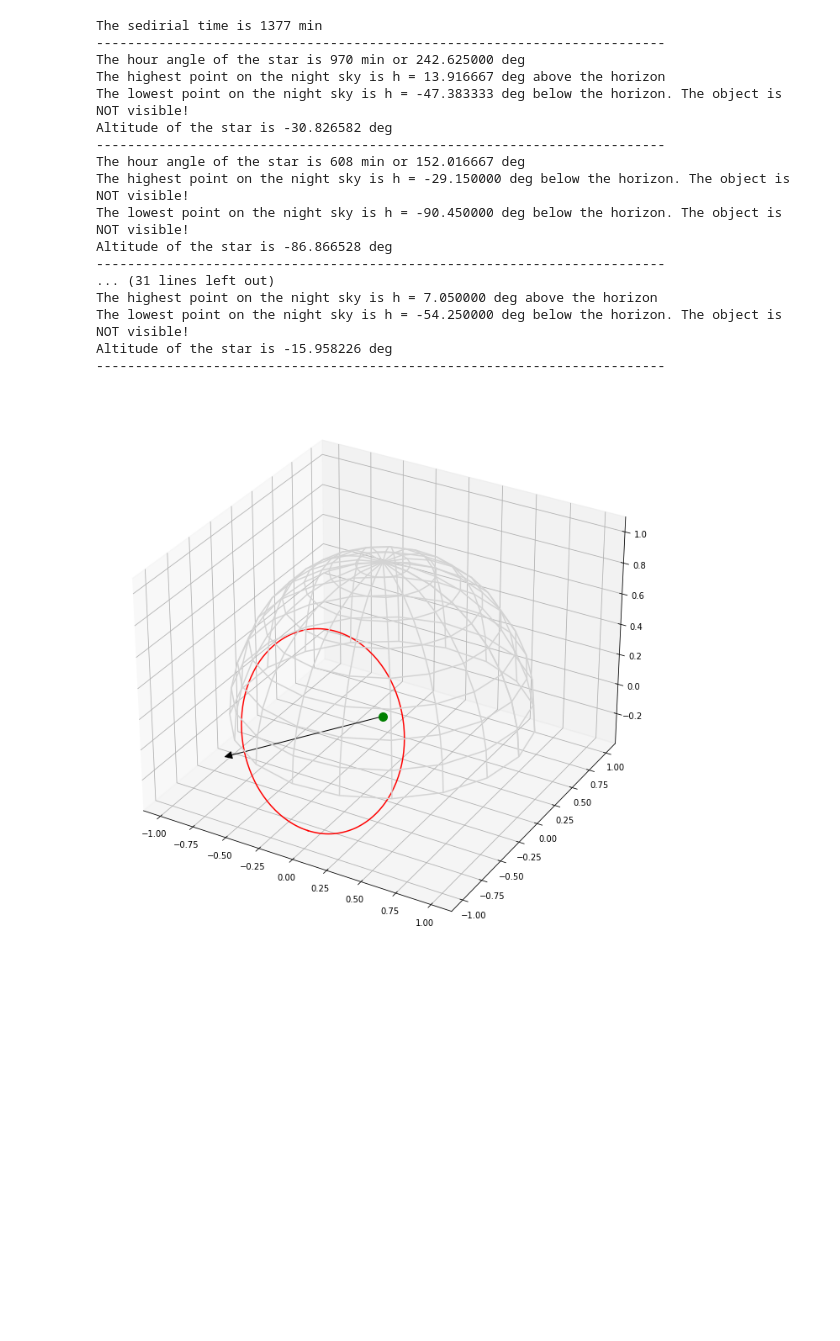
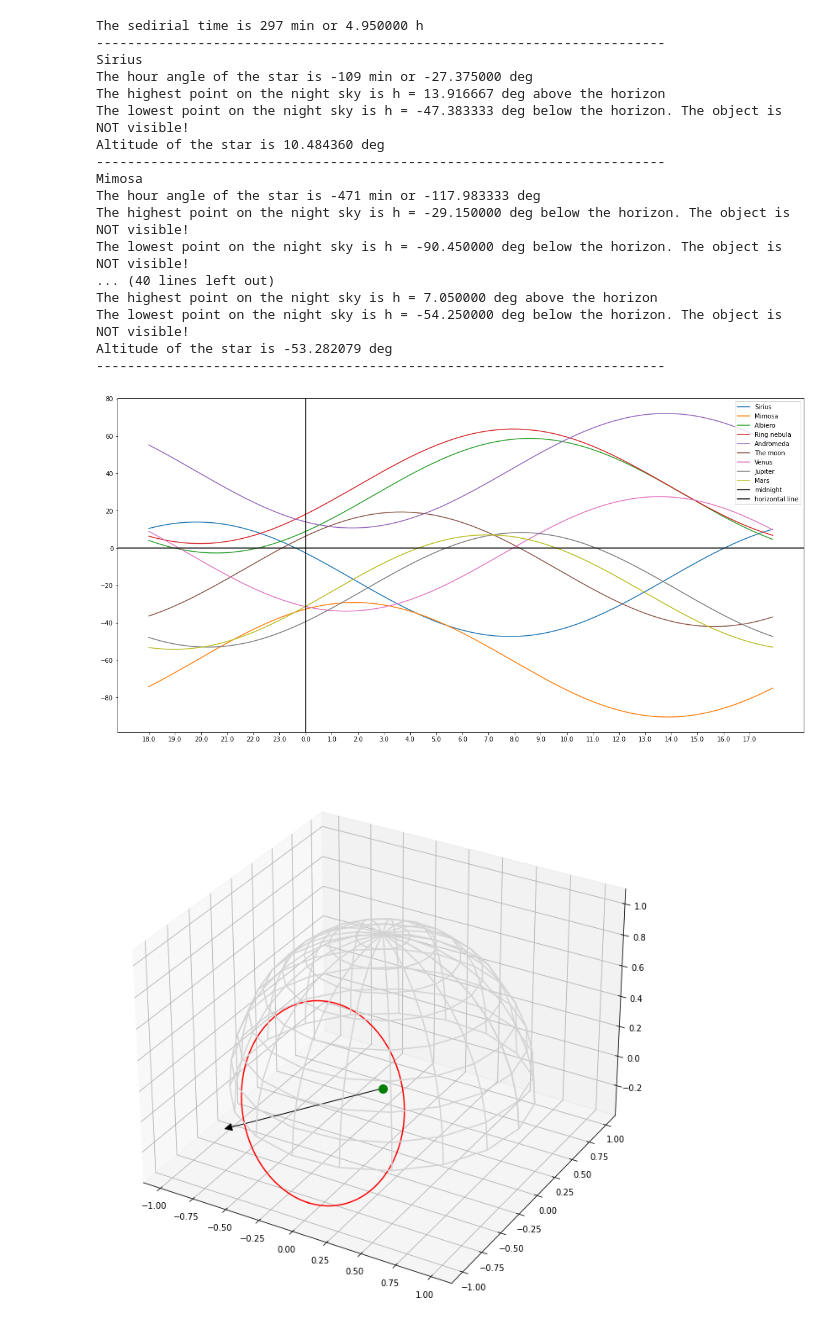
Before and after one commit to rubenpozzi97/astrophysical_observations, a Jupyter notebook: Astrophysics_Observational_lab-4.ipynb, the cells around one changed output. Cells and saved outputs as stored; diff of their text form; code cells hidden in the pictures; blank space fills up the shorter version.

Commit message:
Much stuff, plot, fixing formulas,...

```diff
--- a/Astrophysics_Observational_lab-4.ipynb
+++ b/Astrophysics_Observational_lab-4.ipynb
@@ -8,7 +8,11 @@ from mpl_toolkits.mplot3d import proj3d
 # %%
 #r_a_h,r_a_m,r_a_s,d_deg,d_deg_sec = PoisitionList[i]
 # %%
-def Position_on_night_sky(N_pos_deg_input,N_pos_deg_sec,E_pos_deg,E_pos_deg_sec,Position_List,Color_List,m,d,t_h,t_m):
+def altitude(t,HP,LP,SHA):
+    Alt = (HP + LP)/2  + (HP - LP)/2 * np.cos(t/24 * 2*np.pi +(SHA*np.pi*2)/(24*60))
+    return(Alt)
+
+def Position_on_night_sky(N_pos_deg_input,N_pos_deg_sec,E_pos_deg,E_pos_deg_sec,Position_List,Color_List,name_list,m,d,t_h,t_m):
     'sedirial time'
     #March 20 at noon it is att 0h0m0s
     #North position:N_pos
@@ -28,15 +32,16 @@ def Position_on_night_sky(N_pos_deg_input,N_pos_deg_sec,E_pos_deg,E_pos_deg_sec,
     days_total = days_from_month + d-1 + (t_h +t_m/60)/24 # days from new year for the day we are looking at
     days_total_march = month_array[3-1] + 20-1 + 0.5 # days from new year for the 20 march
     difference_days =  days_total - days_total_march # day difference
-    anlgle_in_min = difference_days * 4 + E_pos_min# angle in min as difference
+    anlgle_in_min = difference_days * 4 + (t_h-12) * 60 +t_m+ E_pos_min# angle in min as difference
     if anlgle_in_min < 0: # if the value is negative we have aczually a bigger one according to the definition
         VE_hour_angle = 24*60+anlgle_in_min
     else :
         VE_hour_angle = anlgle_in_min
-    Print1 = print("The sedirial time is %d min" % VE_hour_angle)
+    Print1 = print("The sedirial time is %d min or %f h" % (VE_hour_angle,VE_hour_angle/60))
     print("-------------------------------------------------------------------------")
-
+    Plt_list = []
     for i in range(len(Position_List)):
+        print(name_list[i])
         Star_Pos_List = Position_List[i] #r_a_h,r_a_m,r_a_s,d_deg,d_deg_sec
         r_a_h = Star_Pos_List[0]
         r_a_m = Star_Pos_List[1]
@@ -68,32 +73,44 @@ def Position_on_night_sky(N_pos_deg_input,N_pos_deg_sec,E_pos_deg,E_pos_deg_sec,
                 Print4 = print("The lowest point on the night sky is h = %f deg above the horizon" % Lowest_point)
         else:
             print("You are at a pole. The highest/lowest point is %f deg" % Lowest_point)
-        High = (Highest_point + Lowest_point)/2  + (Highest_point - Lowest_point)/2 * np.cos((Star_hour_angle*np.pi*2)/(24*60))
+        High = altitude(0,Highest_point,Lowest_point,Star_hour_angle)
+        t = np.arange(0.0, 24 , 12/100)
+        plt.plot(t,altitude(t,Highest_point,Lowest_point,Star_hour_angle),label=name_list[i])
         print("Altitude of the star is %f deg" % High)
         print("-------------------------------------------------------------------------")
+    time_list = np.append(np.arange(t_h +t_m/60,24,1),np.arange(0,t_h +t_m/60,1))
+    reference_time_list = np.arange(0,24,1)
+    plt.xticks(reference_time_list,time_list)
+    plt.axvline(24-t_h +t_m/60, -90, 90, label='midnight',color="black")
+    plt.axhline(0, 0, 24, label='horizontal line',color="black")
+    plt.rcParams["figure.figsize"] = (20,10)
+    plt.legend()
+    plt.savefig("altitude_vs_time.pdf")
 # %%
 #Star Positions
 Star_Positions_List = [[6,46,30,-16,-44],[12,48,56,-59,-48],[19,31,32,28,0],[18,54,20,33,3],[0,43,52,41,23],[14,35,45,-11,-22],[0,29,36,-3,-9],[19,11,54,-22,-23],[17,54,45,-23,-36]]
+Name_List = ["Sirius","Mimosa","Albiero","Ring nebula","Andromeda","The moon","Venus","Jupiter","Mars"]
 # Position_on_night_sky(N_pos_deg,N_pos_deg_sec,E_pos_deg,E_pos_deg_sec,[[r_a_h,r_a_m,r_a_s,d_deg,d_deg_sec],[..],...],[[red],[blue],...],m,d,t_h,t_m):
-Position_on_night_sky(59,21,18,0,Star_Positions_List,[],2,14,18,0)
+Position_on_night_sky(59,21,18,0,Star_Positions_List,[],Name_List,2,14,18,0)
 # %% [output]
-The sedirial time is 1377 min
+The sedirial time is 297 min or 4.950000 h
 -------------------------------------------------------------------------
-The hour angle of the star is 970 min or 242.625000 deg
+Sirius
+The hour angle of the star is -109 min or -27.375000 deg
 The highest point on the night sky is h = 13.916667 deg above the horizon
 The lowest point on the night sky is h = -47.383333 deg below the horizon. The object is NOT visible!
-Altitude of the star is -30.826582 deg
+Altitude of the star is 10.484360 deg
 -------------------------------------------------------------------------
-The hour angle of the star is 608 min or 152.016667 deg
+Mimosa
+The hour angle of the star is -471 min or -117.983333 deg
 The highest point on the night sky is h = -29.150000 deg below the horizon. The object is NOT visible!
 The lowest point on the night sky is h = -90.450000 deg below the horizon. The object is NOT visible!
-Altitude of the star is -86.866528 deg
--------------------------------------------------------------------------
-... (31 lines left out)
+... (40 lines left out)
 The highest point on the night sky is h = 7.050000 deg above the horizon
 The lowest point on the night sky is h = -54.250000 deg below the horizon. The object is NOT visible!
-Altitude of the star is -15.958226 deg
+Altitude of the star is -53.282079 deg
 -------------------------------------------------------------------------
+[figure, added]
 # %%
 class Arrow3D(FancyArrowPatch):
 
```
Also changed, not shown: parts of 1 cell of this notebook, 1 other file.
